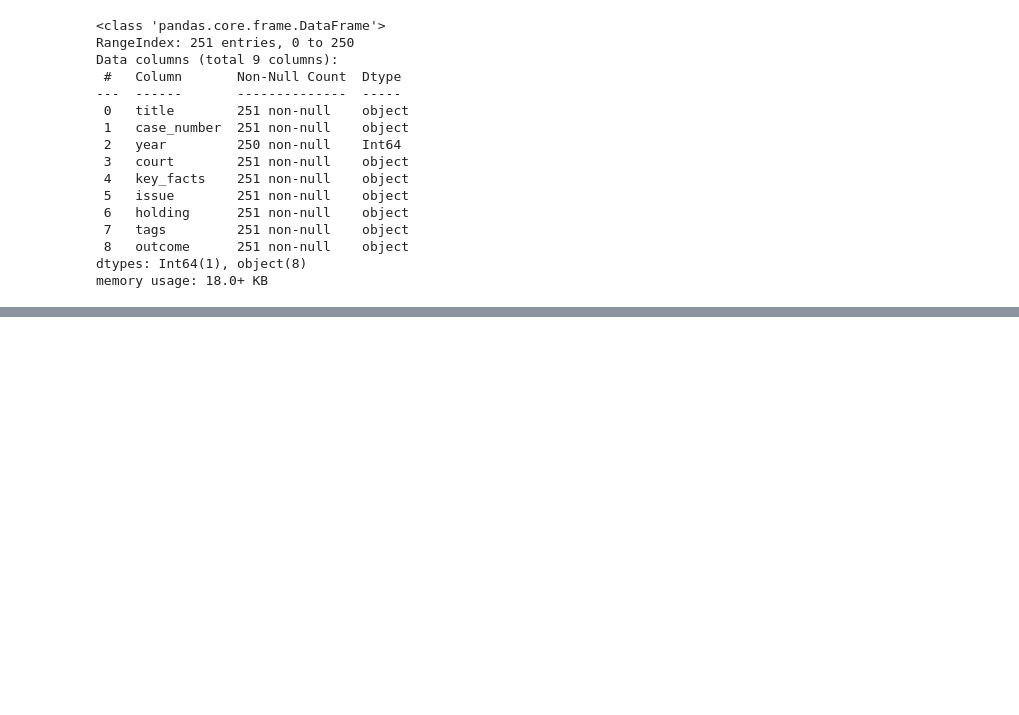
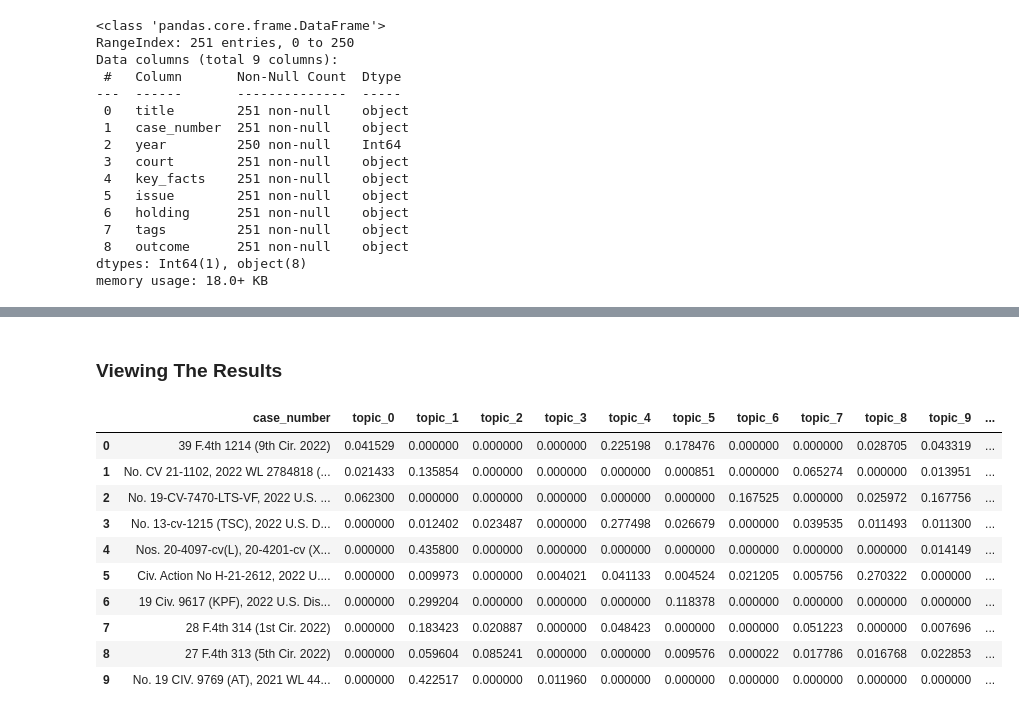
Before and after one commit to mqanaq/BA820-B1-Team13, a Jupyter notebook: M3_Fair_Use_Data_Integrated_Analysis_&_Synergy.ipynb, the cells around one changed output, grey strips where cells are left out. Cells and saved outputs as stored; diff of their text form; code cells hidden in the pictures; blank space fills up the shorter version.

```diff
--- a/M3_Fair_Use_Data_Integrated_Analysis_&_Synergy.ipynb
+++ b/M3_Fair_Use_Data_Integrated_Analysis_&_Synergy.ipynb
@@ -231,0 +258,14 @@ fair_use_findings.head()
+# %%
+# Combine key facts + issue into one text field for topic modeling
+fair_use_findings["text"] = (
+    fair_use_findings["key_facts"].fillna("").astype(str) + " " +
+    fair_use_findings["issue"].fillna("").astype(str)
+)
+
+# Basic cleaning: lowercase, collapse whitespace, trim
+fair_use_findings["text"] = (
+    fair_use_findings["text"]
+    .str.lower()
+    .str.replace(r"\s+", " ", regex=True)
+    .str.strip()
+)
@@ -231,0 +359,28 @@ fair_use_findings.head()
+# %% [markdown]
+### Viewing The Results
+# %%
+K = 10
+W = nmf_results[K]["doc_topic"]  # shape: (n_cases, K)
+
+topic_cols = [f"topic_{i}" for i in range(K)]
+
+nmf_topic_weights_k10 = pd.DataFrame(W, columns=topic_cols)
+nmf_topic_weights_k10.insert(0, "case_number", fair_use_findings["case_number"].values)
+
+# Useful summary columns (kept inside this table, not added back to fair_use_findings)
+nmf_topic_weights_k10["dominant_topic"] = W.argmax(axis=1)
+nmf_topic_weights_k10["dominant_weight"] = W.max(axis=1)
+
+nmf_topic_weights_k10.head(10)
+# %% [output]
+|  | case_number | topic_0 | topic_1 | topic_2 | topic_3 | topic_4 | topic_5 | topic_6 | topic_7 | topic_8 | topic_9 | ... |
+| 0 | 39 F.4th 1214 (9th Cir. 2022) | 0.041529 | 0.000000 | 0.000000 | 0.000000 | 0.225198 | 0.178476 | 0.000000 | 0.000000 | 0.028705 | 0.043319 | ... |
+| 1 | No. CV 21-1102, 2022 WL 2784818 (... | 0.021433 | 0.135854 | 0.000000 | 0.000000 | 0.000000 | 0.000851 | 0.000000 | 0.065274 | 0.000000 | 0.013951 | ... |
+| 2 | No. 19-CV-7470-LTS-VF, 2022 U.S. ... | 0.062300 | 0.000000 | 0.000000 | 0.000000 | 0.000000 | 0.000000 | 0.167525 | 0.000000 | 0.025972 | 0.167756 | ... |
+| 3 | No. 13-cv-1215 (TSC), 2022 U.S. D... | 0.000000 | 0.012402 | 0.023487 | 0.000000 | 0.277498 | 0.026679 | 0.000000 | 0.039535 | 0.011493 | 0.011300 | ... |
+| 4 | Nos. 20-4097-cv(L), 20-4201-cv (X... | 0.000000 | 0.435800 | 0.000000 | 0.000000 | 0.000000 | 0.000000 | 0.000000 | 0.000000 | 0.000000 | 0.014149 | ... |
+| 5 | Civ. Action No H-21-2612, 2022 U.... | 0.000000 | 0.009973 | 0.000000 | 0.004021 | 0.041133 | 0.004524 | 0.021205 | 0.005756 | 0.270322 | 0.000000 | ... |
+| 6 | 19 Civ. 9617 (KPF), 2022 U.S. Dis... | 0.000000 | 0.299204 | 0.000000 | 0.000000 | 0.000000 | 0.118378 | 0.000000 | 0.000000 | 0.000000 | 0.000000 | ... |
+| 7 | 28 F.4th 314 (1st Cir. 2022) | 0.000000 | 0.183423 | 0.020887 | 0.000000 | 0.048423 | 0.000000 | 0.000000 | 0.051223 | 0.000000 | 0.007696 | ... |
+| 8 | 27 F.4th 313 (5th Cir. 2022) | 0.000000 | 0.059604 | 0.085241 | 0.000000 | 0.000000 | 0.009576 | 0.000022 | 0.017786 | 0.016768 | 0.022853 | ... |
+| 9 | No. 19 CIV. 9769 (AT), 2021 WL 44... | 0.000000 | 0.422517 | 0.000000 | 0.011960 | 0.000000 | 0.000000 | 0.000000 | 0.000000 | 0.000000 | 0.000000 | ... |
```
Also changed, not shown: parts of 24 cells of this notebook.
